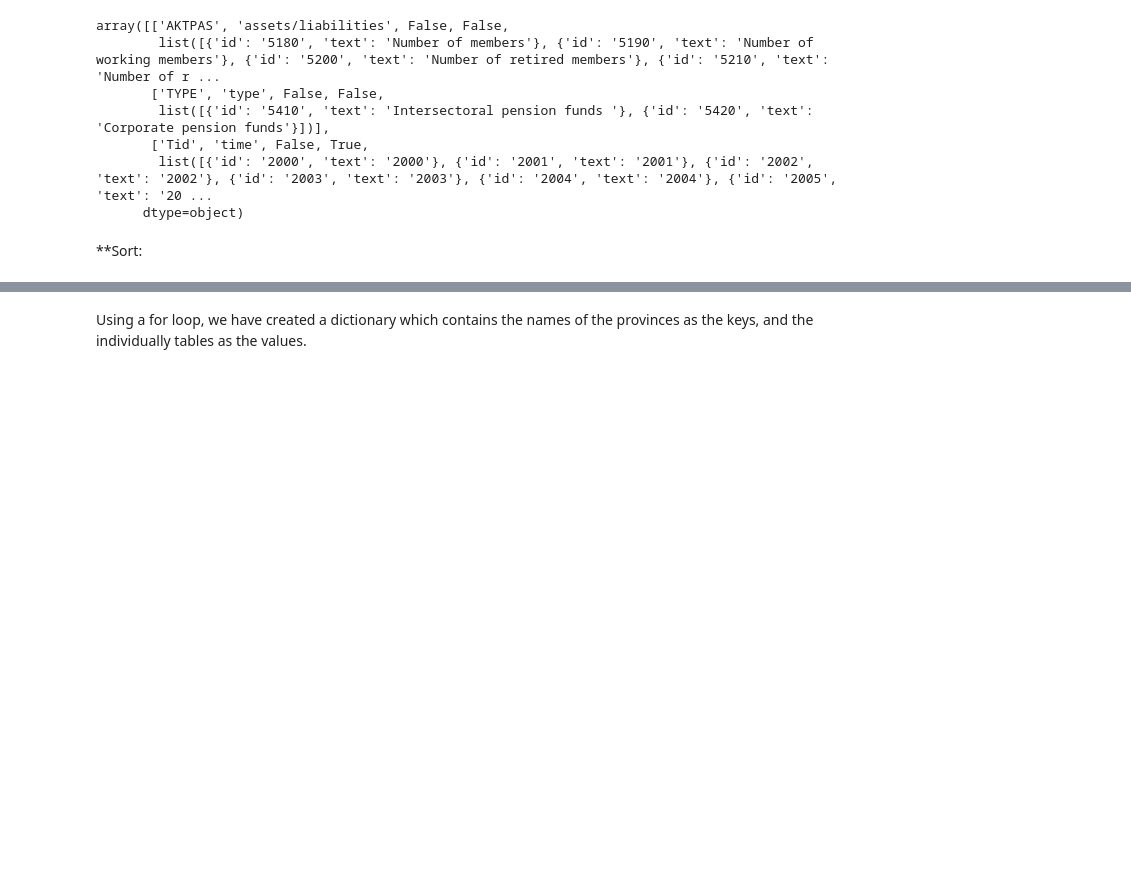
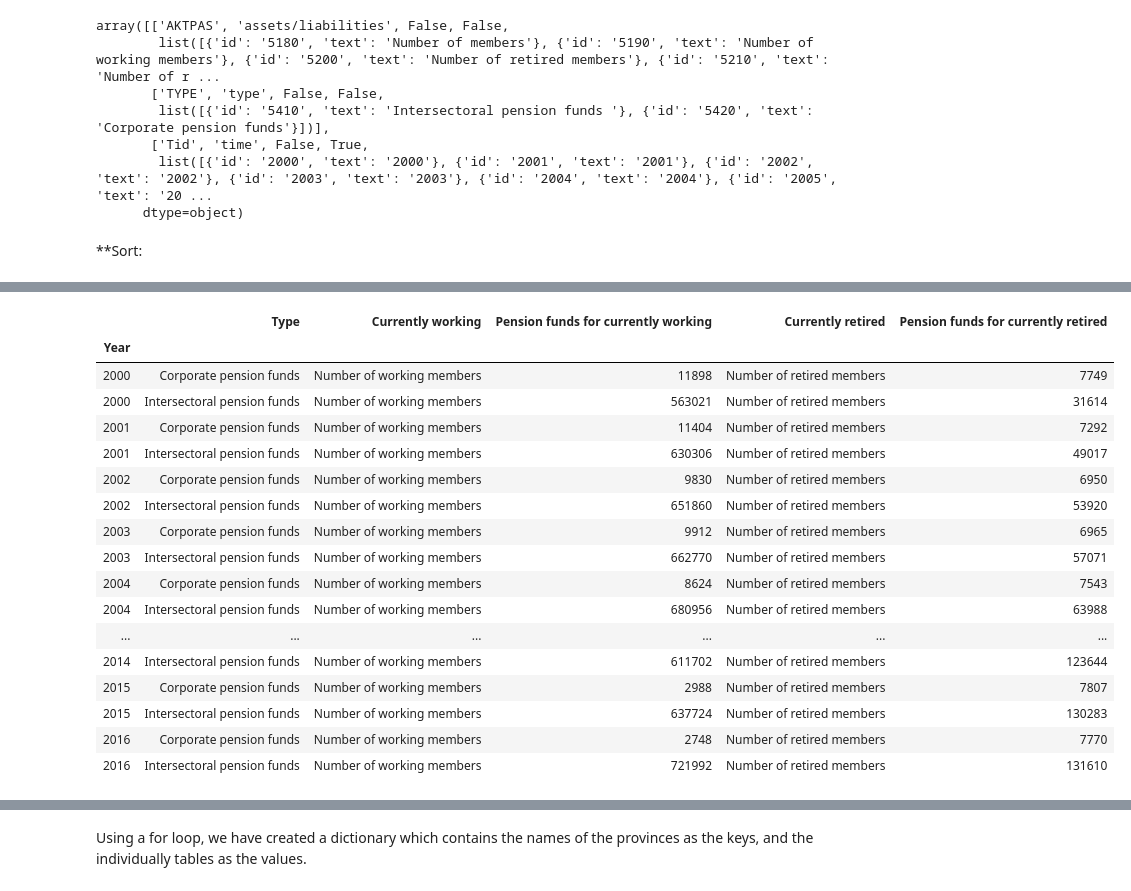
Before and after one commit to kzm266/projects-2020-group-60, a Jupyter notebook: dataproject/dataproject.ipynb, the cells around one changed output, grey strips where cells are left out. Drawn from its saved outputs; the diff is of its cells as text; code cells hidden in the pictures; blank space fills up the shorter version.

```diff
--- a/dataproject/dataproject.ipynb
+++ b/dataproject/dataproject.ipynb
@@ -58,3 +95,24 @@ array([['AKTPAS', 'assets/liabilities', False, False,
+# %%
+dp.Concatenated_table
+# %% [output]
+|  | Type | Currently working | Pension funds for currently working | Currently retired | Pension funds for currently retired |
+| Year |  |  |  |  |  |
+| 2000 | Corporate pension funds | Number of working members | 11898 | Number of retired members | 7749 |
+| 2000 | Intersectoral pension funds | Number of working members | 563021 | Number of retired members | 31614 |
+| 2001 | Corporate pension funds | Number of working members | 11404 | Number of retired members | 7292 |
+| 2001 | Intersectoral pension funds | Number of working members | 630306 | Number of retired members | 49017 |
+| 2002 | Corporate pension funds | Number of working members | 9830 | Number of retired members | 6950 |
+| 2002 | Intersectoral pension funds | Number of working members | 651860 | Number of retired members | 53920 |
+| 2003 | Corporate pension funds | Number of working members | 9912 | Number of retired members | 6965 |
+| 2003 | Intersectoral pension funds | Number of working members | 662770 | Number of retired members | 57071 |
+| 2004 | Corporate pension funds | Number of working members | 8624 | Number of retired members | 7543 |
+| 2004 | Intersectoral pension funds | Number of working members | 680956 | Number of retired members | 63988 |
+| ... | ... | ... | ... | ... | ... |
+| 2014 | Intersectoral pension funds | Number of working members | 611702 | Number of retired members | 123644 |
+| 2015 | Corporate pension funds | Number of working members | 2988 | Number of retired members | 7807 |
+| 2015 | Intersectoral pension funds | Number of working members | 637724 | Number of retired members | 130283 |
+| 2016 | Corporate pension funds | Number of working members | 2748 | Number of retired members | 7770 |
+| 2016 | Intersectoral pension funds | Number of working members | 721992 | Number of retired members | 131610 |
 # %%
 dp.Final_table
 # %% [output]
```
Also changed, not shown: parts of 11 cells of this notebook, 2 other files.
